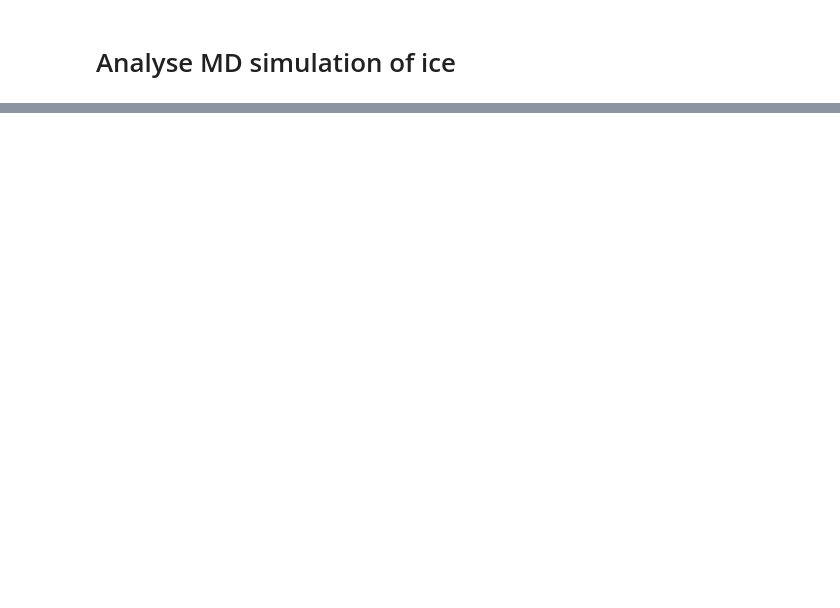
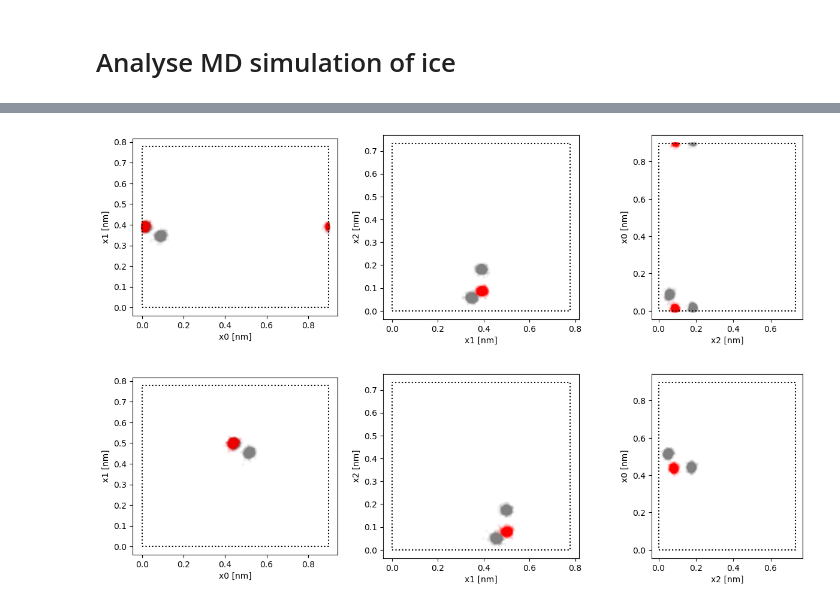
Before and after one commit to noegroup/rigid-flows, a Jupyter notebook: data/water/ice_analysis.ipynb, the cells around one changed output, grey strips where cells are left out. Drawn from its saved outputs; the diff is of its cells as text; code cells hidden in the pictures; blank space fills up the shorter version.

```diff
--- a/data/water/ice_analysis.ipynb
+++ b/data/water/ice_analysis.ipynb
@@ -31,0 +49,12 @@ plot_2Dview(pos[::10], box[::10])
+# %%
+i = model.n_sites * 8
+model.plot_2Dview(pos[-1000:,i:i+4], box)
+# plot_2Dview(pos[:1000,i:i+4], box)
+
+shift = (pos[-100:,0] - pos[:100,4*4]).mean(axis=0)
+shifted_pos = (((pos-shift)/box_edges) % 1)*box_edges
+model.plot_2Dview(shifted_pos[:1000,i:i+4], box)
+plt.show()
+# %% [output]
+[figure, added]
+[figure, added]
```
Also changed, not shown: parts of 4 cells of this notebook, 3 other files.
